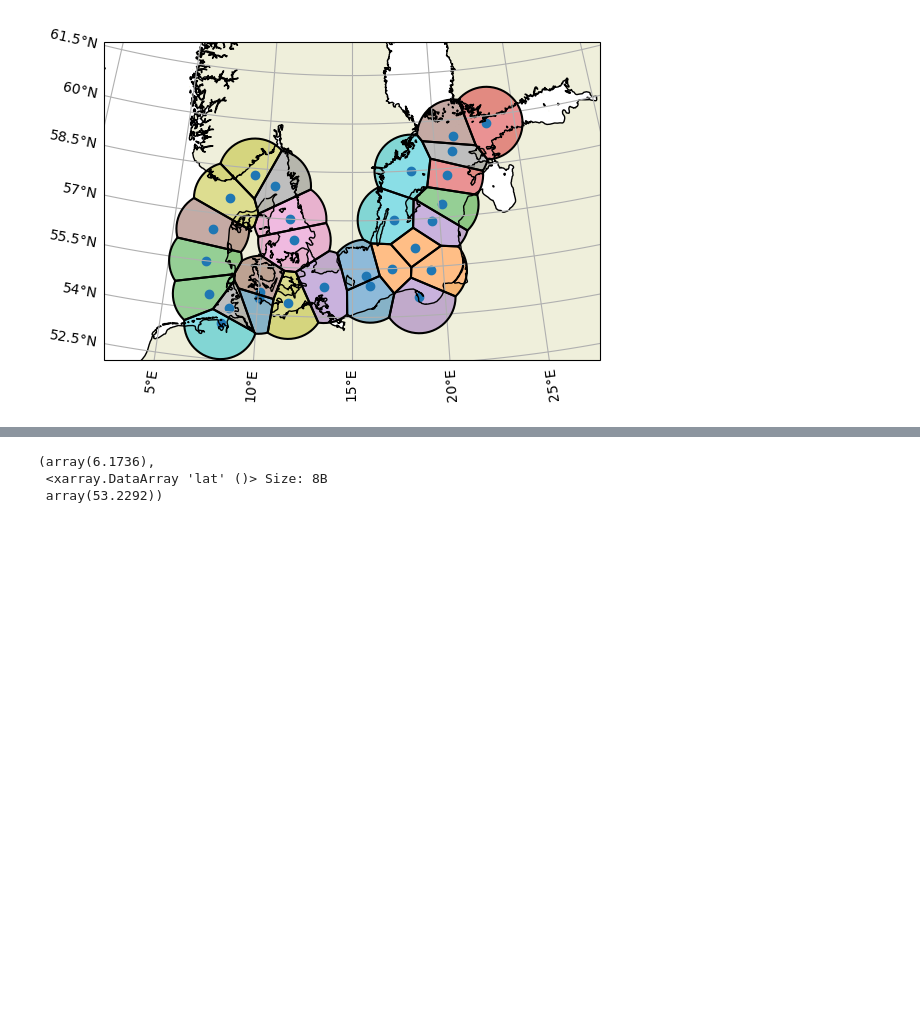
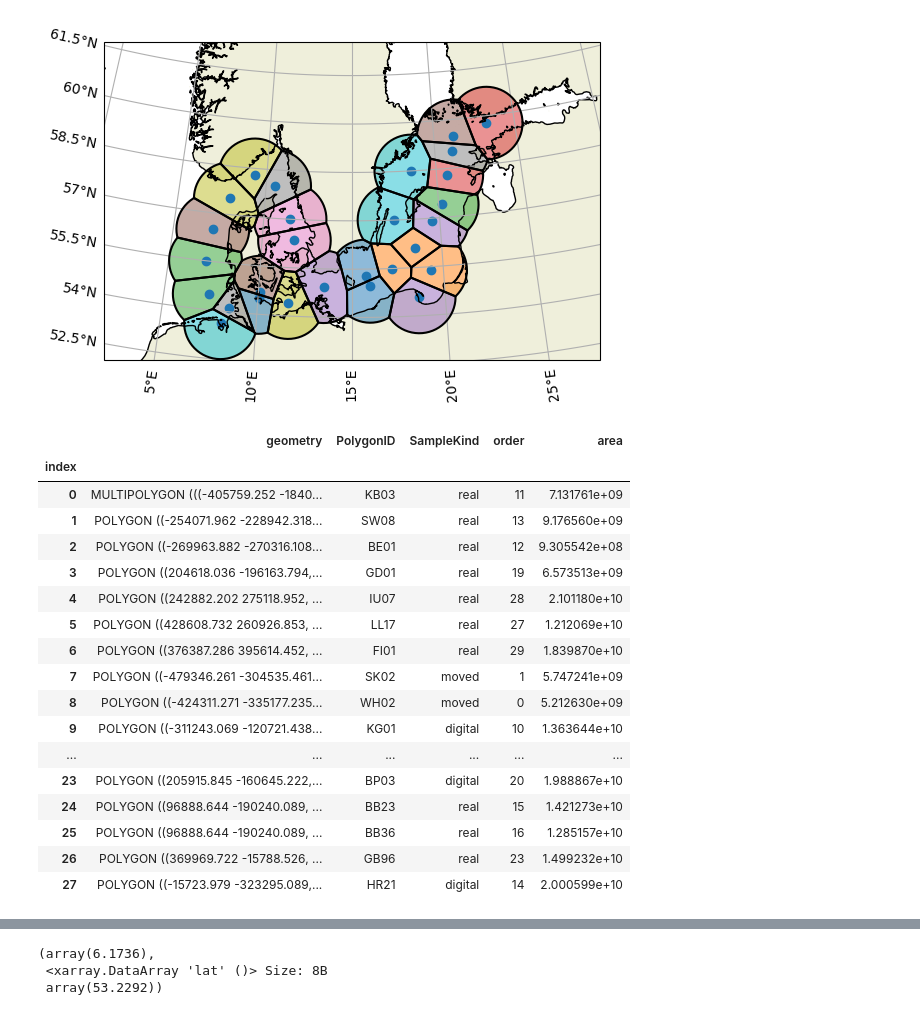
Before and after one commit to geomar-od-lagrange/2025_copepods, a Jupyter notebook: notebooks/VoronoiPolygons.ipynb, the cells around one changed output, grey strips where cells are left out. Cells and saved outputs as stored; diff of their text form; code cells hidden in the pictures; blank space fills up the shorter version.

```diff
--- a/notebooks/VoronoiPolygons.ipynb
+++ b/notebooks/VoronoiPolygons.ipynb
@@ -136,3 +135,35 @@ plt.show()
 [figure]
 # %%
 gdf_voronoi_clipped.to_file(output_VoronoiPolygons)
+# %%
+ocean_50m = cartopy.feature.NaturalEarthFeature('physical', 'ocean', '50m')
+
+for i, poly in enumerate(ocean_50m.intersecting_geometries(map_extent)):
+    if i == 0:
+        polygon = list([poly])
+    else:
+        polygon.append(poly)
+ocean_poly = gpd.GeoDataFrame({'geometry':polygon}, crs=Geodetic()).to_crs(map_projection).clip(area_of_interest)
+ocean_poly
+gdf_voronoi_ocean = gdf_voronoi_clipped.clip(ocean_poly).sort_index()
+gdf_voronoi_ocean['area'] = gdf_voronoi_ocean.clip(ocean_poly).sort_index().area
+gdf_voronoi_ocean
+# %% [output]
+|  | geometry | PolygonID | SampleKind | order | area |
+| index |  |  |  |  |  |
+| 0 | MULTIPOLYGON (((-405759.252 -1840... | KB03 | real | 11 | 7.131761e+09 |
+| 1 | POLYGON ((-254071.962 -228942.318... | SW08 | real | 13 | 9.176560e+09 |
+| 2 | POLYGON ((-269963.882 -270316.108... | BE01 | real | 12 | 9.305542e+08 |
+| 3 | POLYGON ((204618.036 -196163.794,... | GD01 | real | 19 | 6.573513e+09 |
+| 4 | POLYGON ((242882.202 275118.952, ... | IU07 | real | 28 | 2.101180e+10 |
+| 5 | POLYGON ((428608.732 260926.853, ... | LL17 | real | 27 | 1.212069e+10 |
+| 6 | POLYGON ((376387.286 395614.452, ... | FI01 | real | 29 | 1.839870e+10 |
+| 7 | POLYGON ((-479346.261 -304535.461... | SK02 | moved | 1 | 5.747241e+09 |
+| 8 | POLYGON ((-424311.271 -335177.235... | WH02 | moved | 0 | 5.212630e+09 |
+| 9 | POLYGON ((-311243.069 -120721.438... | KG01 | digital | 10 | 1.363644e+10 |
+| ... | ... | ... | ... | ... | ... |
+| 23 | POLYGON ((205915.845 -160645.222,... | BP03 | digital | 20 | 1.988867e+10 |
+| 24 | POLYGON ((96888.644 -190240.089, ... | BB23 | real | 15 | 1.421273e+10 |
+| 25 | POLYGON ((96888.644 -190240.089, ... | BB36 | real | 16 | 1.285157e+10 |
+| 26 | POLYGON ((369969.722 -15788.526, ... | GB96 | real | 23 | 1.499232e+10 |
+| 27 | POLYGON ((-15723.979 -323295.089,... | HR21 | digital | 14 | 2.000599e+10 |
```
Also changed, not shown: parts of 9 cells of this notebook.
